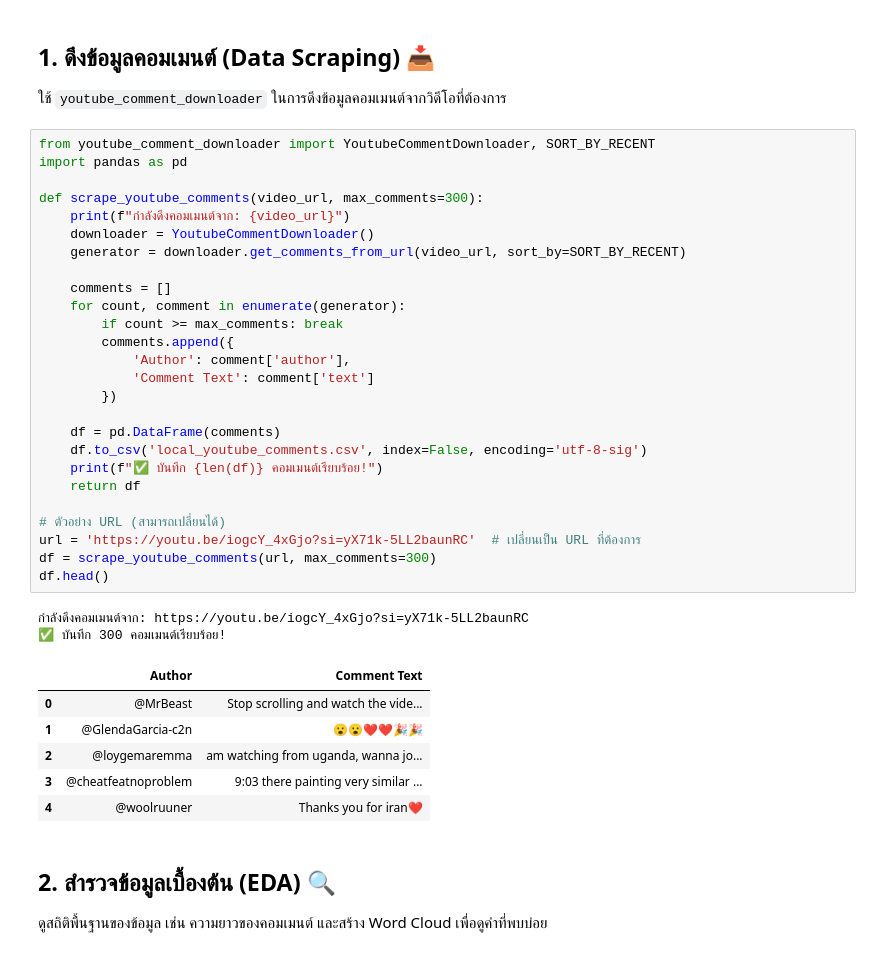
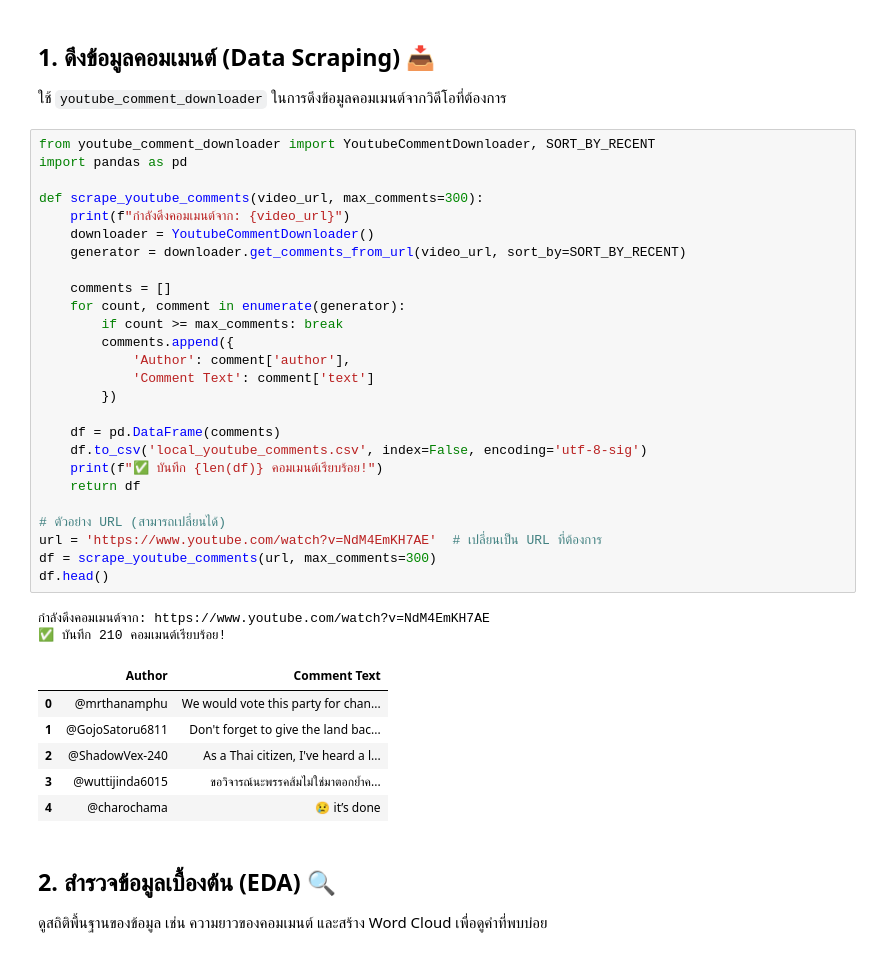
Before and after one commit to IceEz555/RAG-project, a Jupyter notebook: Customer Segmentation/Customer_Segmentation_Local_Model.ipynb, the cells around one changed output. Drawn from its saved outputs; the diff is of its cells as text.

```diff
--- a/Customer Segmentation/Customer_Segmentation_Local_Model.ipynb
+++ b/Customer Segmentation/Customer_Segmentation_Local_Model.ipynb
@@ -40,38 +40,38 @@ Requirement already satisfied: MarkupSafe>=2.0 in c:\users\lenovo\miniforge3\env
 # %%
 from youtube_comment_downloader import YoutubeCommentDownloader, SORT_BY_RECENT
 import pandas as pd
 
 def scrape_youtube_comments(video_url, max_comments=300):
     print(f"กำลังดึงคอมเมนต์จาก: {video_url}")
     downloader = YoutubeCommentDownloader()
     generator = downloader.get_comments_from_url(video_url, sort_by=SORT_BY_RECENT)
 
     comments = []
     for count, comment in enumerate(generator):
         if count >= max_comments: break
         comments.append({
             'Author': comment['author'],
             'Comment Text': comment['text']
         })
 
     df = pd.DataFrame(comments)
     df.to_csv('local_youtube_comments.csv', index=False, encoding='utf-8-sig')
     print(f"✅ บันทึก {len(df)} คอมเมนต์เรียบร้อย!")
     return df
 
 # ตัวอย่าง URL (สามารถเปลี่ยนได้)
-url = 'https://youtu.be/iogcY_4xGjo?si=yX71k-5LL2baunRC'  # เปลี่ยนเป็น URL ที่ต้องการ
+url = 'https://www.youtube.com/watch?v=NdM4EmKH7AE'  # เปลี่ยนเป็น URL ที่ต้องการ
 df = scrape_youtube_comments(url, max_comments=300)
 df.head()
 # %% [output]
-กำลังดึงคอมเมนต์จาก: https://youtu.be/iogcY_4xGjo?si=yX71k-5LL2baunRC
-✅ บันทึก 300 คอมเมนต์เรียบร้อย!
+กำลังดึงคอมเมนต์จาก: https://www.youtube.com/watch?v=NdM4EmKH7AE
+✅ บันทึก 210 คอมเมนต์เรียบร้อย!
 |  | Author | Comment Text |
-| 0 | @MrBeast | Stop scrolling and watch the vide... |
-| 1 | @GlendaGarcia-c2n | 😮😮❤❤🎉🎉 |
-| 2 | @loygemaremma | am watching from uganda, wanna jo... |
-| 3 | @cheatfeatnoproblem | 9:03 there painting very similar ... |
-| 4 | @woolruuner | Thanks you for iran❤ |
+| 0 | @mrthanamphu | We would vote this party for chan... |
+| 1 | @GojoSatoru6811 | Don't forget to give the land bac... |
+| 2 | @ShadowVex-240 | As a Thai citizen, I've heard a l... |
+| 3 | @wuttijinda6015 | ขอวิจารณ์นะพรรคส้มไม่ใช่มาตอกย้ำค... |
+| 4 | @charochama | 😢 it’s done |
 # %% [markdown]
 ## 2. สำรวจข้อมูลเบื้องต้น (EDA) 🔍
 ดูสถิติพื้นฐานของข้อมูล เช่น ความยาวของคอมเมนต์ และสร้าง Word Cloud เพื่อดูคำที่พบบ่อย
```
Also changed, not shown: parts of 9 cells of this notebook, 8 other files.
